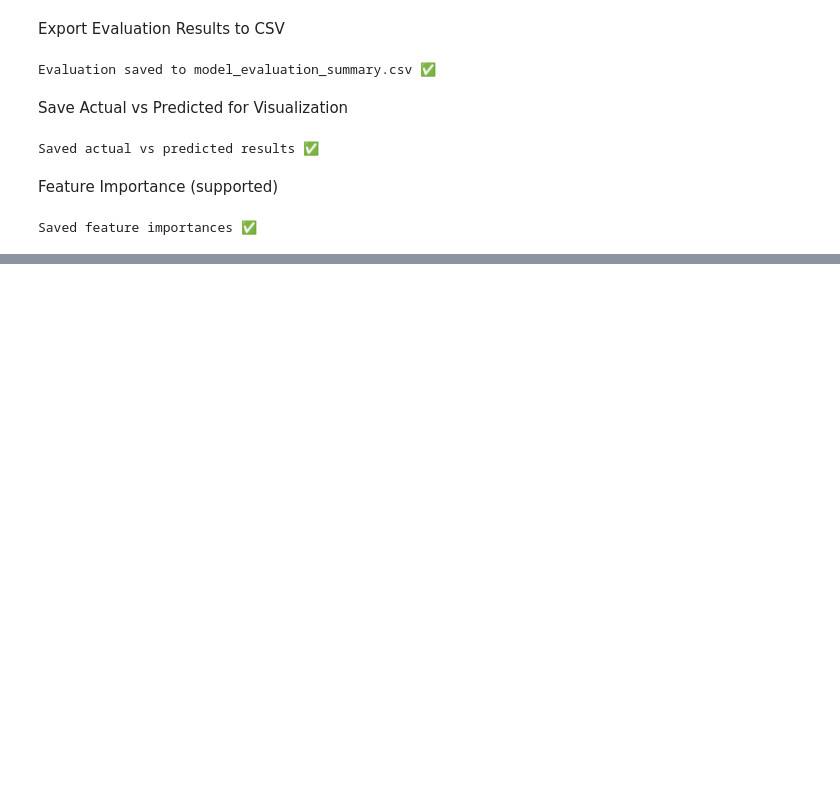
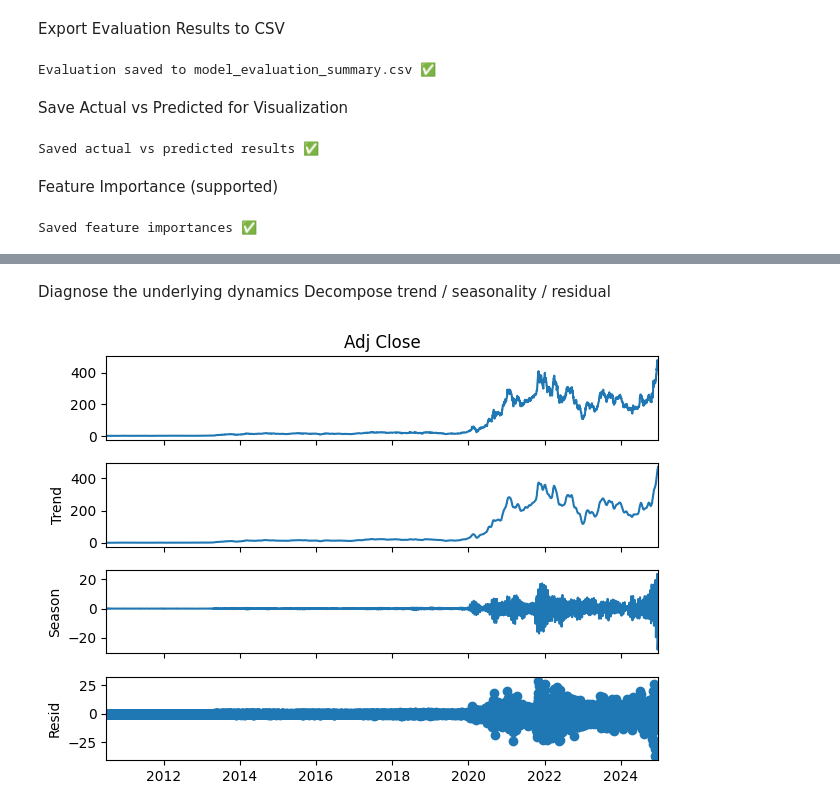
Before and after one commit to honyango/Analog-World-Clock, a Jupyter notebook: copy_of_untitled27.ipynb, the cells around one changed output, grey strips where cells are left out. Saved outputs shown, nothing was run; the diff lists cells and outputs as text; code cells hidden in the pictures; blank space fills up the shorter version.

```diff
--- a/copy_of_untitled27.ipynb
+++ b/copy_of_untitled27.ipynb
@@ -1914,0 +1952,11 @@ Saved feature importances ✅
+# %% [markdown]
+Diagnose the underlying dynamics
+ Decompose trend / seasonality / residual
+# %%
+from statsmodels.tsa.seasonal import STL
+
+stl = STL(df["Adj Close"], period=12)           # change period to fit your data
+res  = stl.fit()
+res.plot() ; plt.show()
+# %% [output]
+[figure, added]
```
Also changed, not shown: parts of 26 cells of this notebook.
